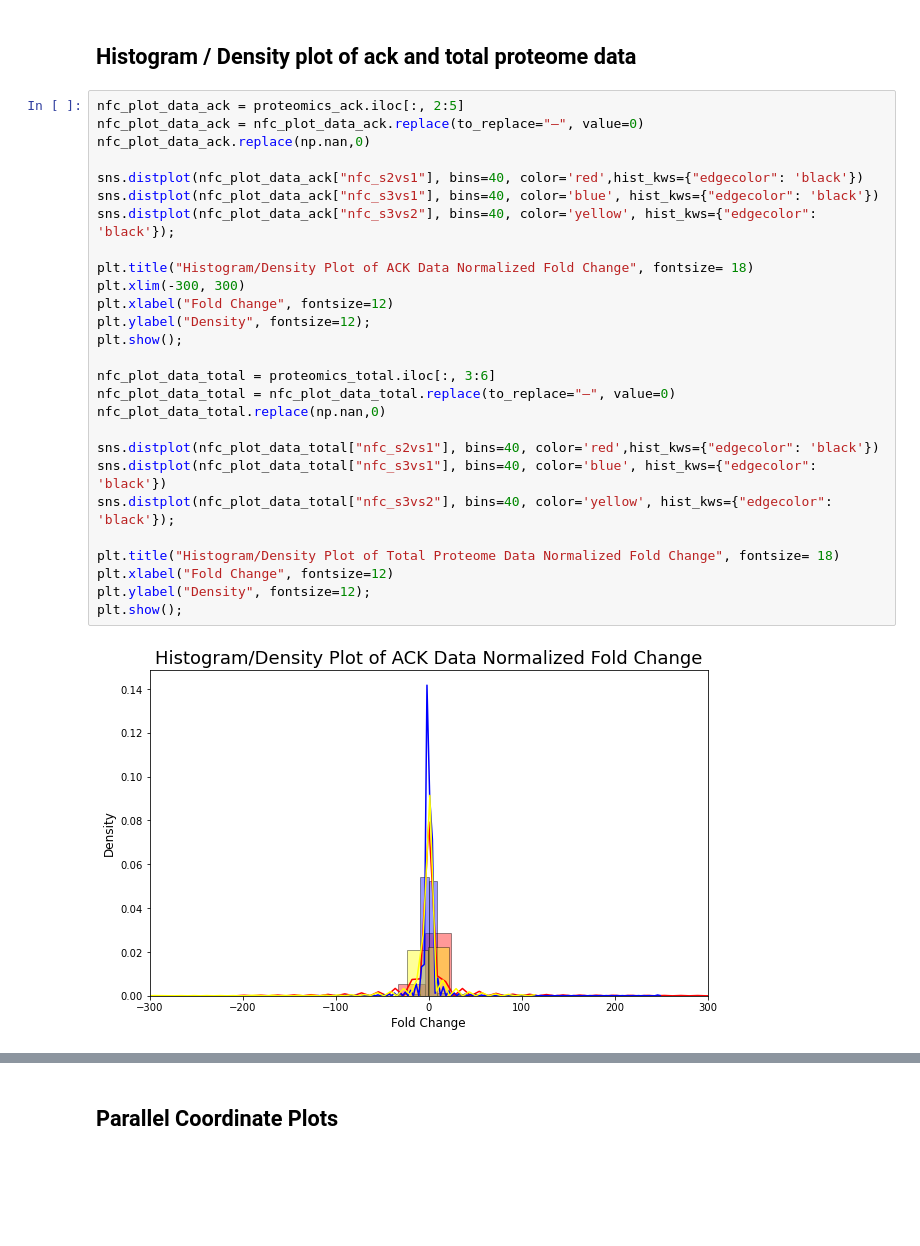
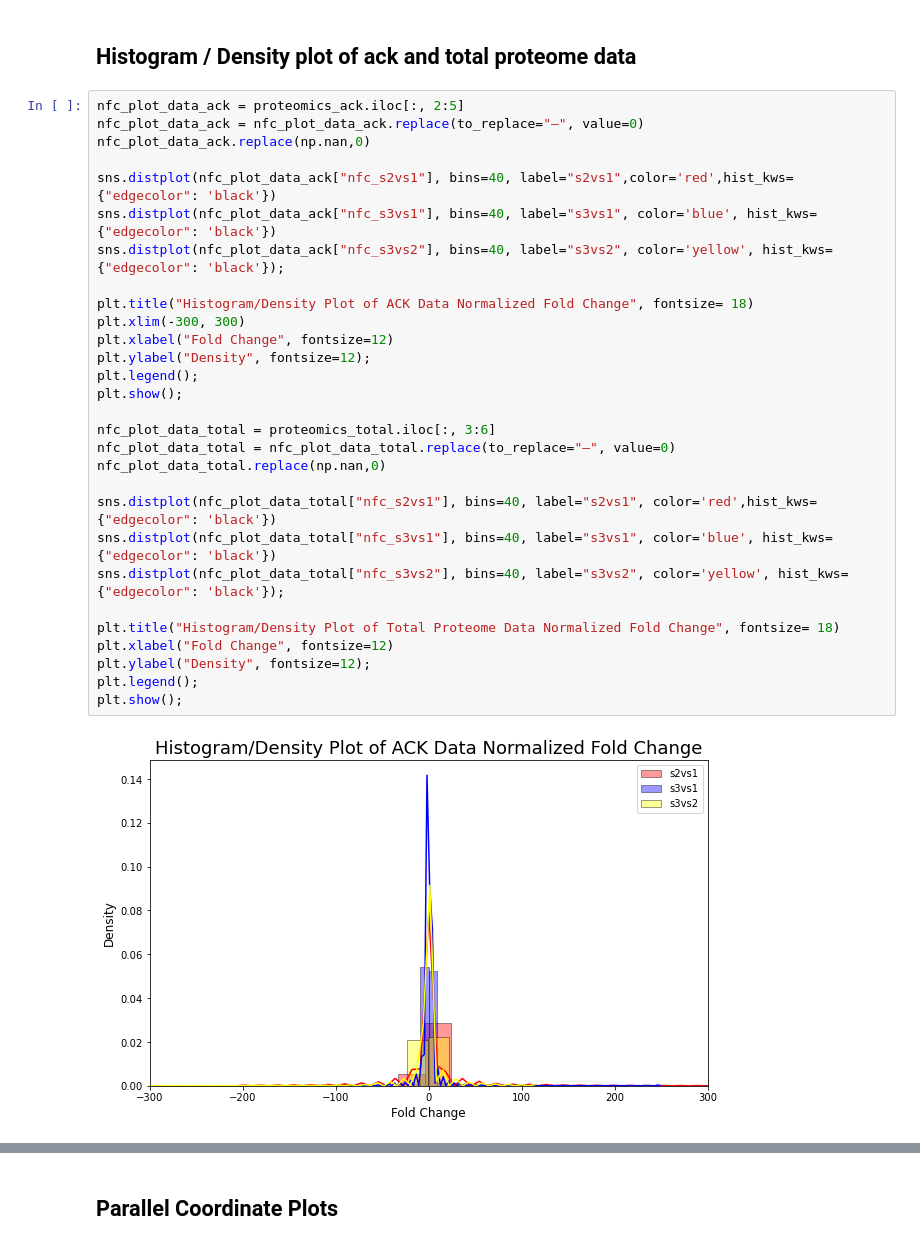
Before and after one commit to KyraGriffin/bmsip_internship_seta, a Jupyter notebook: protein_isolation.ipynb, the cells around one changed output, grey strips where cells are left out. Drawn from its saved outputs; the diff is of its cells as text; blank space fills up the shorter version.

```diff
--- a/protein_isolation.ipynb
+++ b/protein_isolation.ipynb
@@ -187,29 +188,31 @@ proteomics_ack
 # %%
 nfc_plot_data_ack = proteomics_ack.iloc[:, 2:5]
 nfc_plot_data_ack = nfc_plot_data_ack.replace(to_replace="–", value=0)
 nfc_plot_data_ack.replace(np.nan,0)
 
-sns.distplot(nfc_plot_data_ack["nfc_s2vs1"], bins=40, color='red',hist_kws={"edgecolor": 'black'})
-sns.distplot(nfc_plot_data_ack["nfc_s3vs1"], bins=40, color='blue', hist_kws={"edgecolor": 'black'})
-sns.distplot(nfc_plot_data_ack["nfc_s3vs2"], bins=40, color='yellow', hist_kws={"edgecolor": 'black'});
+sns.distplot(nfc_plot_data_ack["nfc_s2vs1"], bins=40, label="s2vs1",color='red',hist_kws={"edgecolor": 'black'})
+sns.distplot(nfc_plot_data_ack["nfc_s3vs1"], bins=40, label="s3vs1", color='blue', hist_kws={"edgecolor": 'black'})
+sns.distplot(nfc_plot_data_ack["nfc_s3vs2"], bins=40, label="s3vs2", color='yellow', hist_kws={"edgecolor": 'black'});
 
 plt.title("Histogram/Density Plot of ACK Data Normalized Fold Change", fontsize= 18)
 plt.xlim(-300, 300)
 plt.xlabel("Fold Change", fontsize=12)
 plt.ylabel("Density", fontsize=12);
+plt.legend();
 plt.show();
 
 nfc_plot_data_total = proteomics_total.iloc[:, 3:6]
 nfc_plot_data_total = nfc_plot_data_total.replace(to_replace="–", value=0)
 nfc_plot_data_total.replace(np.nan,0)
 
-sns.distplot(nfc_plot_data_total["nfc_s2vs1"], bins=40, color='red',hist_kws={"edgecolor": 'black'})
-sns.distplot(nfc_plot_data_total["nfc_s3vs1"], bins=40, color='blue', hist_kws={"edgecolor": 'black'})
-sns.distplot(nfc_plot_data_total["nfc_s3vs2"], bins=40, color='yellow', hist_kws={"edgecolor": 'black'});
+sns.distplot(nfc_plot_data_total["nfc_s2vs1"], bins=40, label="s2vs1", color='red',hist_kws={"edgecolor": 'black'})
+sns.distplot(nfc_plot_data_total["nfc_s3vs1"], bins=40, label="s3vs1", color='blue', hist_kws={"edgecolor": 'black'})
+sns.distplot(nfc_plot_data_total["nfc_s3vs2"], bins=40, label="s3vs2", color='yellow', hist_kws={"edgecolor": 'black'});
 
 plt.title("Histogram/Density Plot of Total Proteome Data Normalized Fold Change", fontsize= 18)
 plt.xlabel("Fold Change", fontsize=12)
 plt.ylabel("Density", fontsize=12);
+plt.legend();
 plt.show();
 # %% [output]
-[figure, old version]
+[figure, new version]
```
Also changed, not shown: parts of 13 cells of this notebook.
